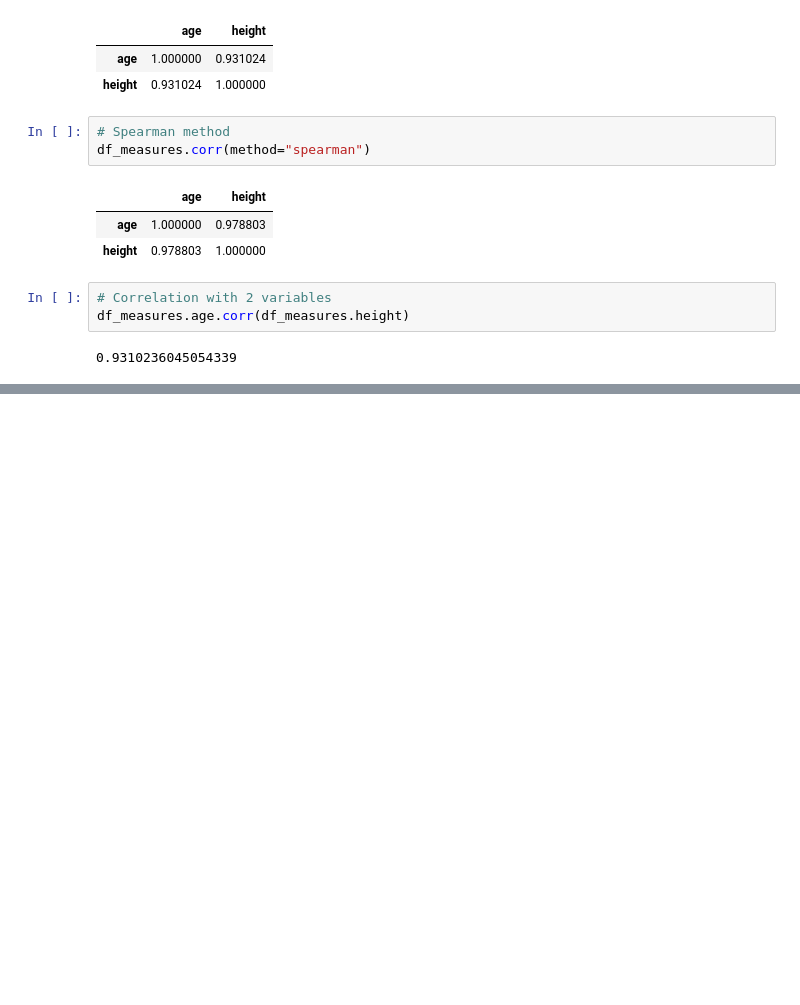
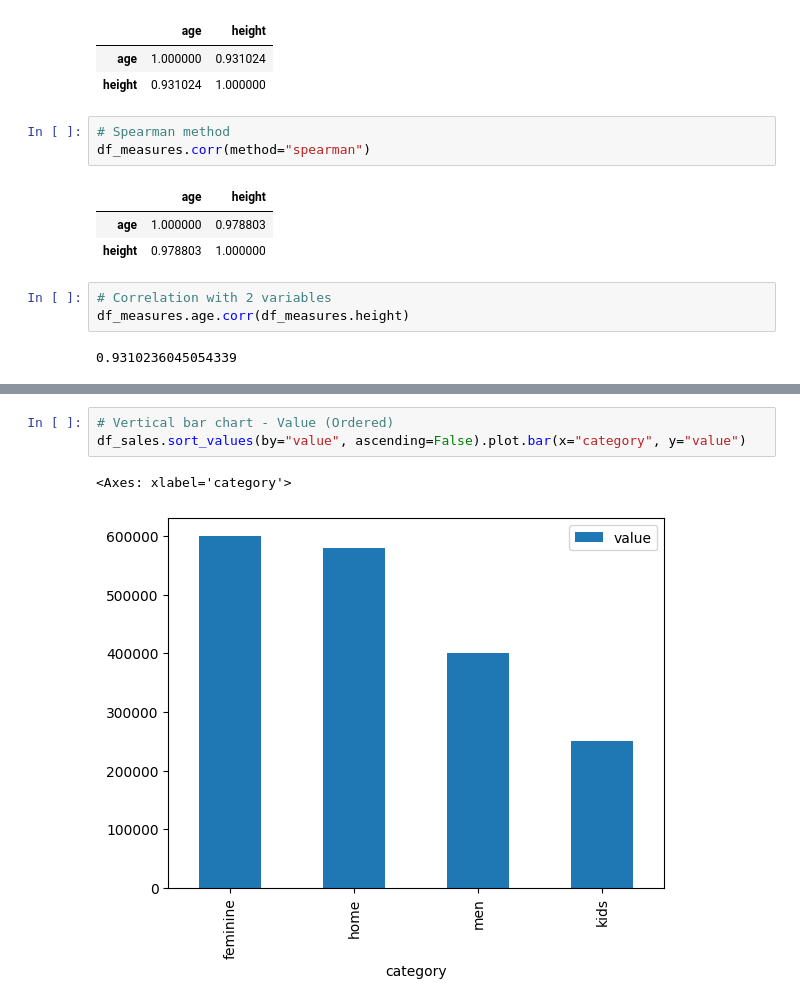
Before and after one commit to RanielliMontagna/ia-learning, a Jupyter notebook: statistics_devs/statistics_devs.ipynb, the cells around one changed output, grey strips where cells are left out. Saved outputs shown, nothing was run; the diff lists cells and outputs as text; blank space fills up the shorter version.

```diff
--- a/statistics_devs/statistics_devs.ipynb
+++ b/statistics_devs/statistics_devs.ipynb
@@ -135,0 +174,6 @@ df_measures.age.corr(df_measures.height)
+# %%
+# Vertical bar chart - Value (Ordered)
+df_sales.sort_values(by="value", ascending=False).plot.bar(x="category", y="value")
+# %% [output]
+<Axes: xlabel='category'>
+[figure, added]
```
Also changed, not shown: parts of 21 cells of this notebook, 2 other files.
